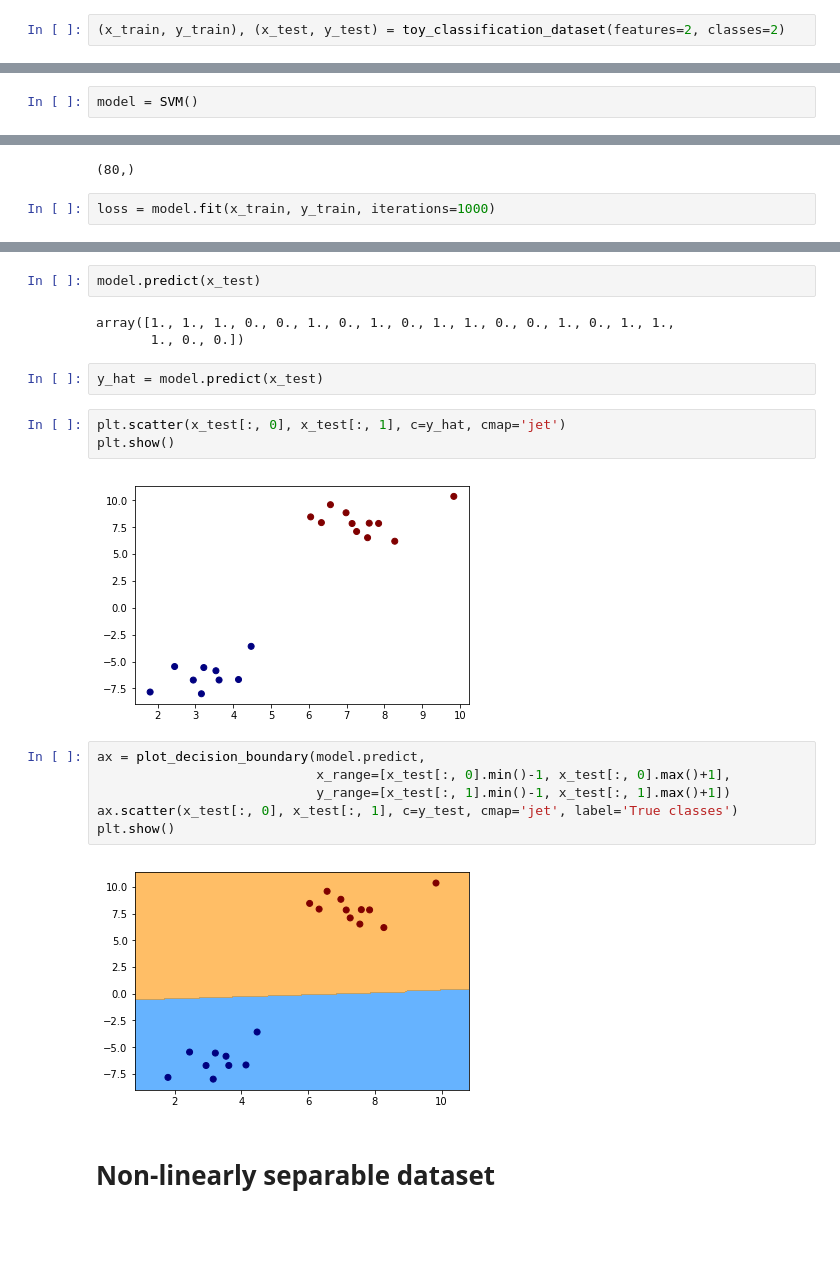
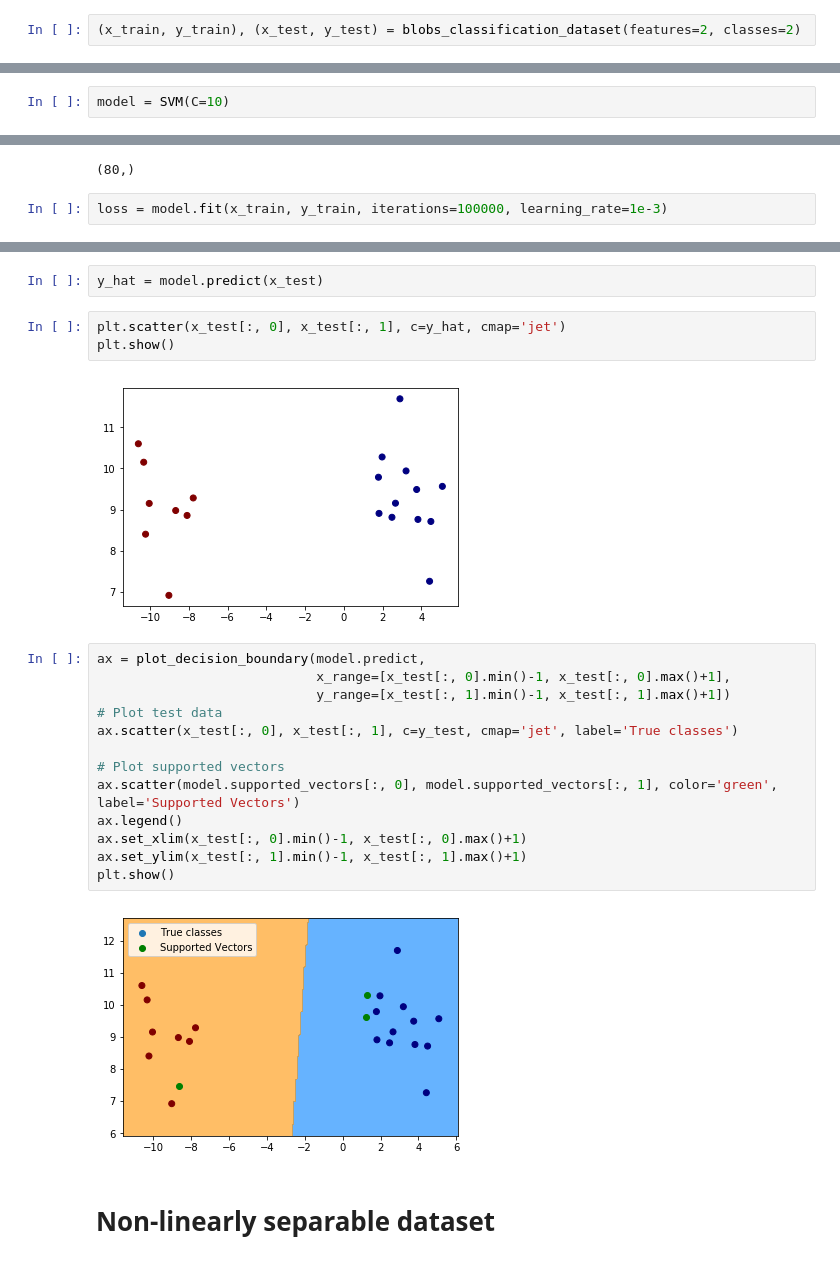
Before and after one commit to SergioAlvarezB/ml-numpy, a Jupyter notebook: notebooks/svm-kernels.ipynb, the cells around one changed output, grey strips where cells are left out. Drawn from its saved outputs; the diff is of its cells as text; blank space fills up the shorter version.

```diff
--- a/notebooks/svm-kernels.ipynb
+++ b/notebooks/svm-kernels.ipynb
@@ -15,7 +15,7 @@ from utils.visualization import plot_decision_boundary
 # Turn interactive plotting off
 plt.ioff()
 # %%
-(x_train, y_train), (x_test, y_test) = toy_classification_dataset(features=2, classes=2)
+(x_train, y_train), (x_test, y_test) = blobs_classification_dataset(features=2, classes=2)
 # %%
 plt.scatter(x_train[:, 0], x_train[:, 1], c=y_train, cmap='jet')
 plt.show()
@@ -24,11 +24,11 @@ plt.show()
 # %%
-model = SVM()
+model = SVM(C=10)
 # %%
 y_train.shape
 # %% [output]
 (80,)
 # %%
-loss = model.fit(x_train, y_train, iterations=1000)
+loss = model.fit(x_train, y_train, iterations=100000, learning_rate=1e-3)
 # %%
 plt.plot(loss[1:])
 plt.title('Loss')
@@ -38,23 +38,25 @@ plt.show();
-# %%
-model.predict(x_test)
-# %% [output]
-array([1., 1., 1., 0., 0., 1., 0., 1., 0., 1., 1., 0., 0., 1., 0., 1., 1.,
-       1., 0., 0.])
 # %%
 y_hat = model.predict(x_test)
 # %%
 plt.scatter(x_test[:, 0], x_test[:, 1], c=y_hat, cmap='jet')
 plt.show()
 # %% [output]
-[figure, old version]
+[figure, new version]
 # %%
 ax = plot_decision_boundary(model.predict,
                             x_range=[x_test[:, 0].min()-1, x_test[:, 0].max()+1],
                             y_range=[x_test[:, 1].min()-1, x_test[:, 1].max()+1])
+# Plot test data
 ax.scatter(x_test[:, 0], x_test[:, 1], c=y_test, cmap='jet', label='True classes')
+
+# Plot supported vectors
+ax.scatter(model.supported_vectors[:, 0], model.supported_vectors[:, 1], color='green', label='Supported Vectors')
+ax.legend()
+ax.set_xlim(x_test[:, 0].min()-1, x_test[:, 0].max()+1)
+ax.set_ylim(x_test[:, 1].min()-1, x_test[:, 1].max()+1)
 plt.show()
 # %% [output]
-[figure, old version]
+[figure, new version]
 # %% [markdown]
 # Non-linearly separable dataset
 # %%
```
Also changed, not shown: parts of 11 cells of this notebook, 7 other files.
